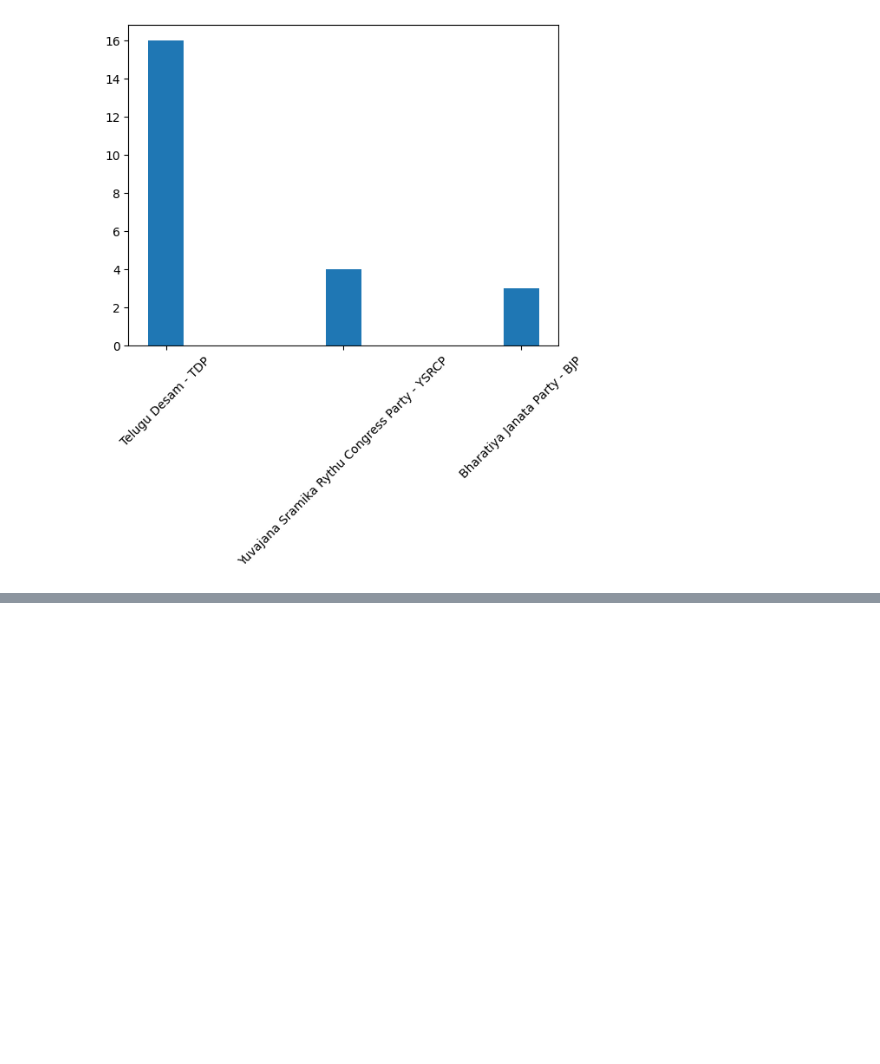
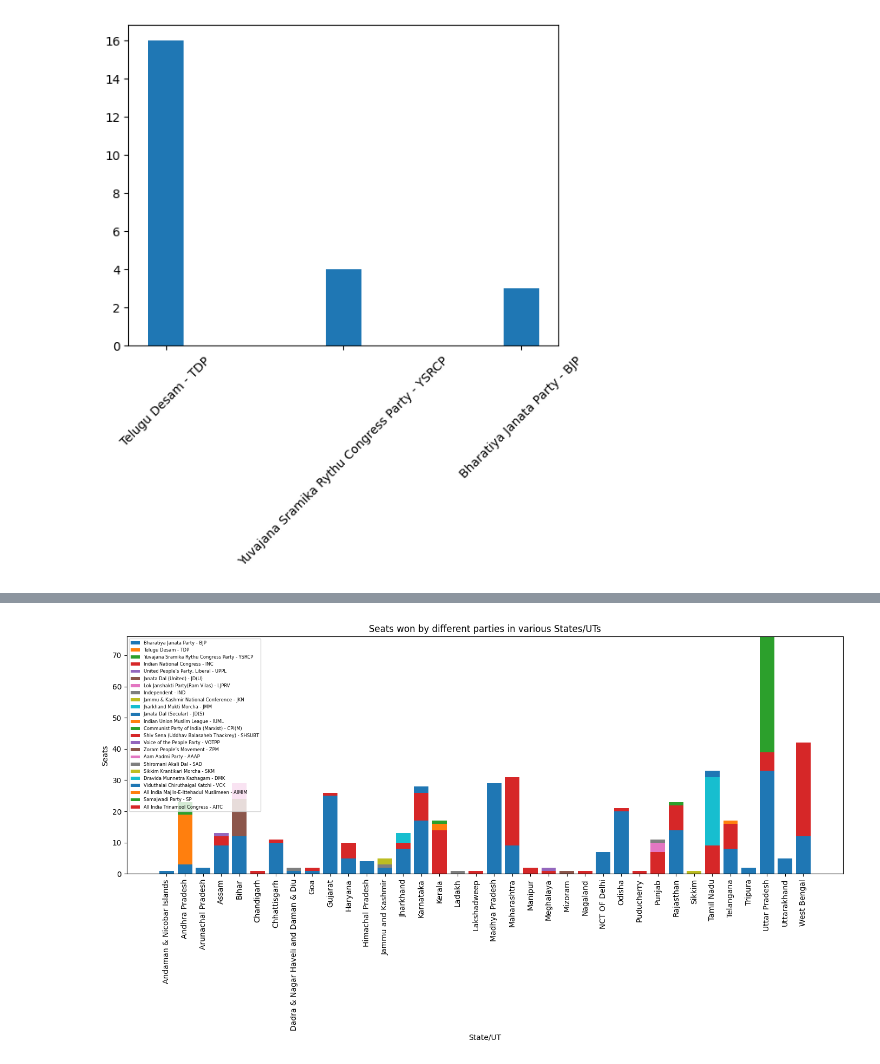
Before and after one commit to Vid2714/2024-Indian-G-Elections-Scraper, a Jupyter notebook: general-results.ipynb, the cells around one changed output, grey strips where cells are left out. Cells and saved outputs as stored; diff of their text form; code cells hidden in the pictures; blank space fills up the shorter version.

```diff
--- a/general-results.ipynb
+++ b/general-results.ipynb
@@ -253,0 +365,30 @@ plotPartiesStateWise("Andhra Pradesh")
+# %%
+# Convert the data to a pandas DataFrame
+df = pd.DataFrame(state_results).T.fillna(0)
+
+# Plotting
+fig, ax = plt.subplots(figsize=(14, 8))
+
+# Define the position of the bars
+positions = np.arange(len(df))
+
+# Initialize the bottom position for each state/UT to zero
+bottom = np.zeros(len(df))
+
+# Plot each party
+for party in df.columns:
+    ax.bar(positions, df[party], bottom=bottom, label=party)
+    bottom += df[party]
+
+# Add labels, title, and legend
+ax.set_xlabel('State/UT')
+ax.set_ylabel('Seats')
+ax.set_xticks(positions)
+ax.set_xticklabels(df.index, rotation=90,fontsize=10)
+ax.set_title('Seats won by different parties in various States/UTs')
+ax.legend(loc='upper left',prop={'size': 6})
+
+plt.tight_layout()
+plt.show()
+# %% [output]
+[figure, added]
```
Also changed, not shown: parts of 7 cells of this notebook.
